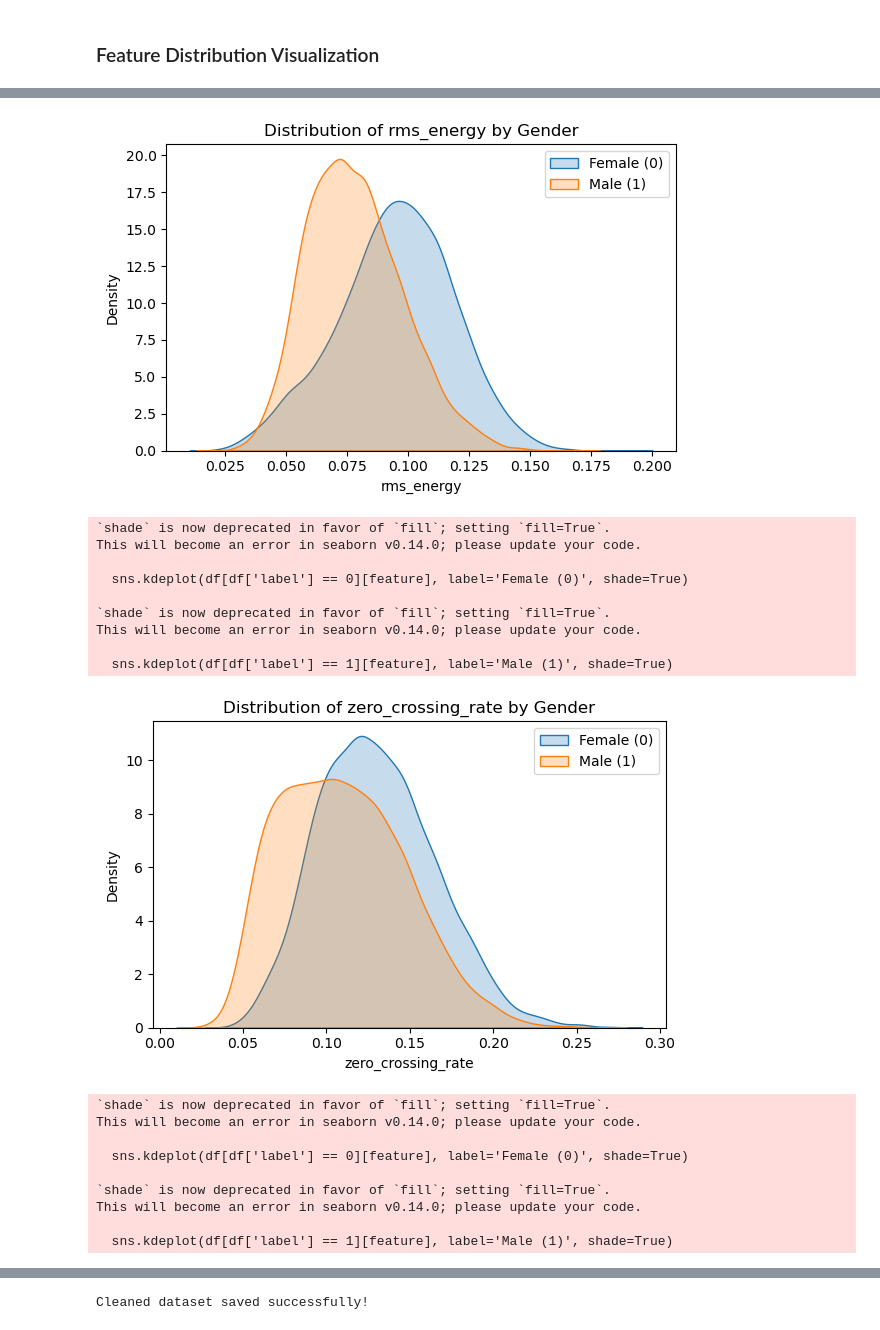
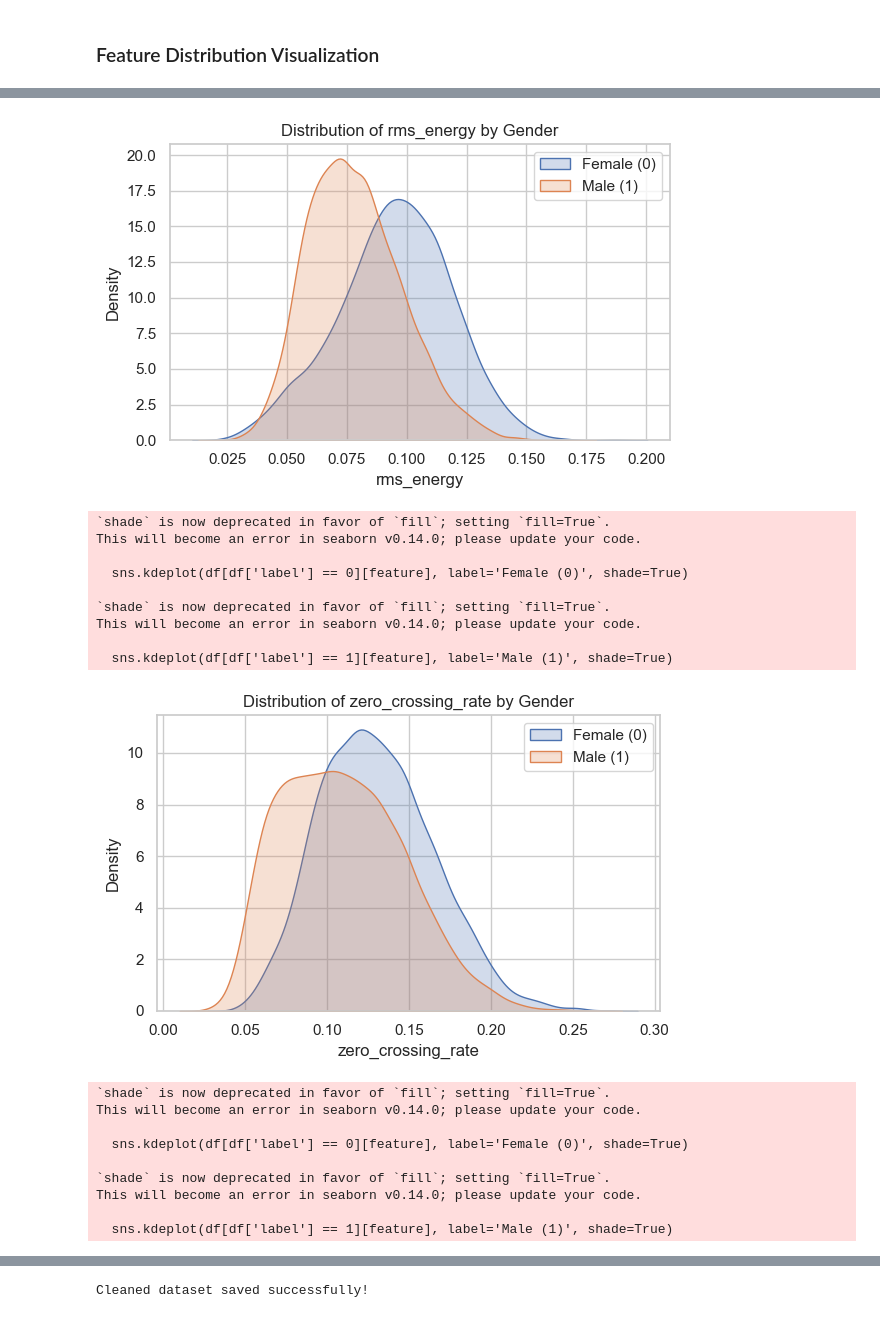
Before and after one commit to shubhampandey97/human_voice_project, a Jupyter notebook: notebooks/eda_and_preprocessing.ipynb, the cells around one changed output, grey strips where cells are left out. Saved outputs shown, nothing was run; the diff lists cells and outputs as text; code cells hidden in the pictures.

```diff
--- a/notebooks/eda_and_preprocessing.ipynb
+++ b/notebooks/eda_and_preprocessing.ipynb
@@ -1,8 +1,13 @@
 # %% [markdown]
 ### Basic Summary and Target Distribution
 # %%
+import numpy as np
 import pandas as pd
 import matplotlib.pyplot as plt
 import seaborn as sns
+
+sns.set(style="whitegrid")
+plt.rcParams['figure.figsize'] = (10, 6)
 # %%
-df = pd.read_csv('../data/vocal_gender_features_new.csv')
+df = pd.read_csv('../data/raw/vocal_gender_features_new.csv')
+df.head()
@@ -136,16 +198,28 @@ plt.show()
 # %%
+import os
+
+# create folder if not exists
+os.makedirs("../reports/figures", exist_ok=True)
+
 # KDE plots for selected features
 selected_features = ['mean_pitch', 'rms_energy', 'zero_crossing_rate', 'mean_spectral_centroid']
 
 for feature in selected_features:
     plt.figure(figsize=(6, 4))
+
     sns.kdeplot(df[df['label'] == 0][feature], label='Female (0)', shade=True)
     sns.kdeplot(df[df['label'] == 1][feature], label='Male (1)', shade=True)
+
     plt.title(f'Distribution of {feature} by Gender')
     plt.xlabel(feature)
     plt.legend()
     plt.tight_layout()
     plt.show()
+
+    save_path = f"../reports/figures/{feature}_kde.png"
+    plt.savefig(save_path)
+
+    plt.close()
 # %% [output]
 `shade` is now deprecated in favor of `fill`; setting `fill=True`.
 This will become an error in seaborn v0.14.0; please update your code.
@@ -160,23 +234,23 @@ This will become an error in seaborn v0.14.0; please update your code.
 `shade` is now deprecated in favor of `fill`; setting `fill=True`.
 This will become an error in seaborn v0.14.0; please update your code.
 
   sns.kdeplot(df[df['label'] == 0][feature], label='Female (0)', shade=True)
 
 `shade` is now deprecated in favor of `fill`; setting `fill=True`.
 This will become an error in seaborn v0.14.0; please update your code.
 
   sns.kdeplot(df[df['label'] == 1][feature], label='Male (1)', shade=True)
-[figure, old version]
+[figure, new version]
 `shade` is now deprecated in favor of `fill`; setting `fill=True`.
 This will become an error in seaborn v0.14.0; please update your code.
 
   sns.kdeplot(df[df['label'] == 0][feature], label='Female (0)', shade=True)
 
 `shade` is now deprecated in favor of `fill`; setting `fill=True`.
 This will become an error in seaborn v0.14.0; please update your code.
 
   sns.kdeplot(df[df['label'] == 1][feature], label='Male (1)', shade=True)
-[figure, old version]
+[figure, new version]
 `shade` is now deprecated in favor of `fill`; setting `fill=True`.
 This will become an error in seaborn v0.14.0; please update your code.
 
```
Also changed, not shown: parts of 19 cells of this notebook, 11 other files.
